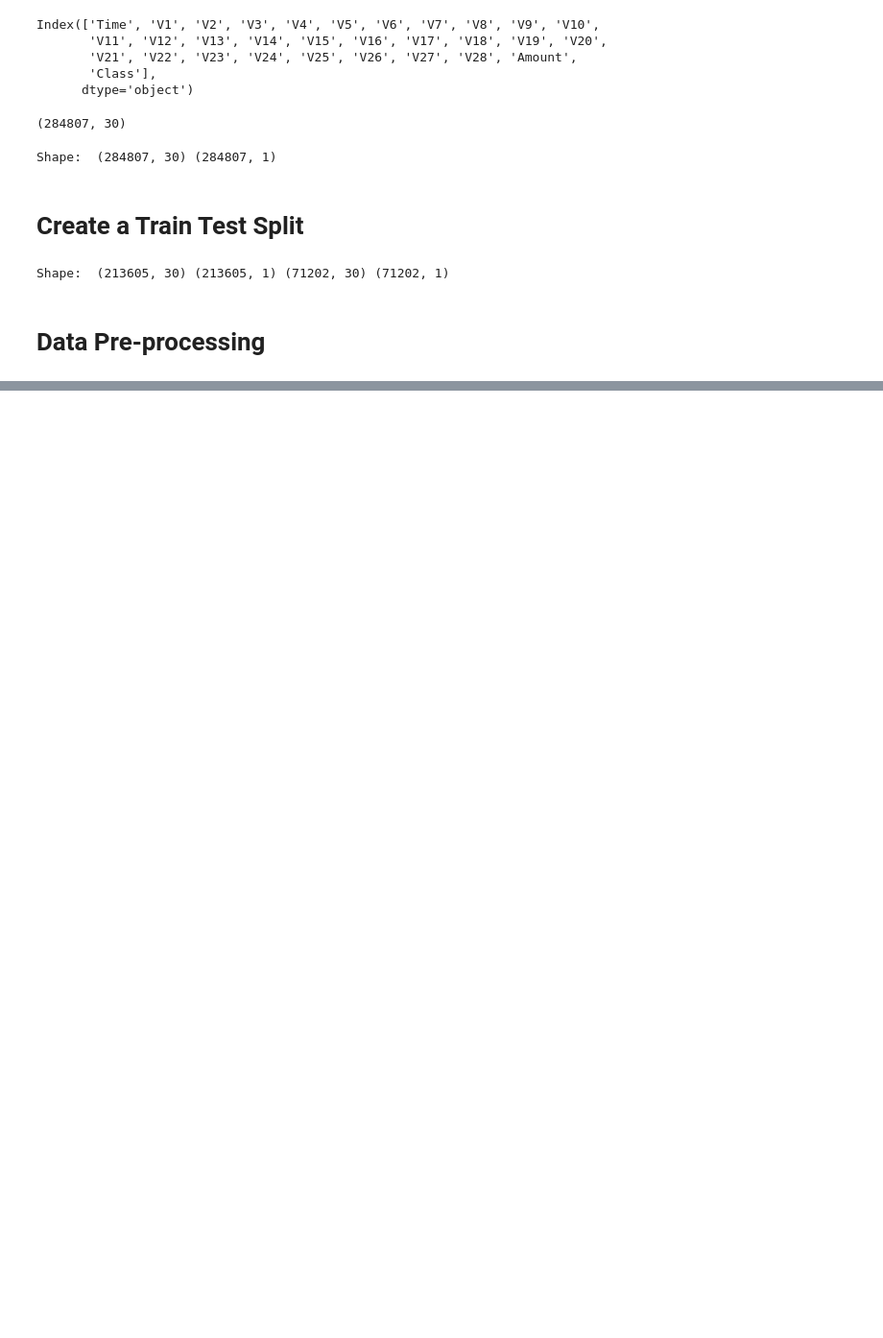
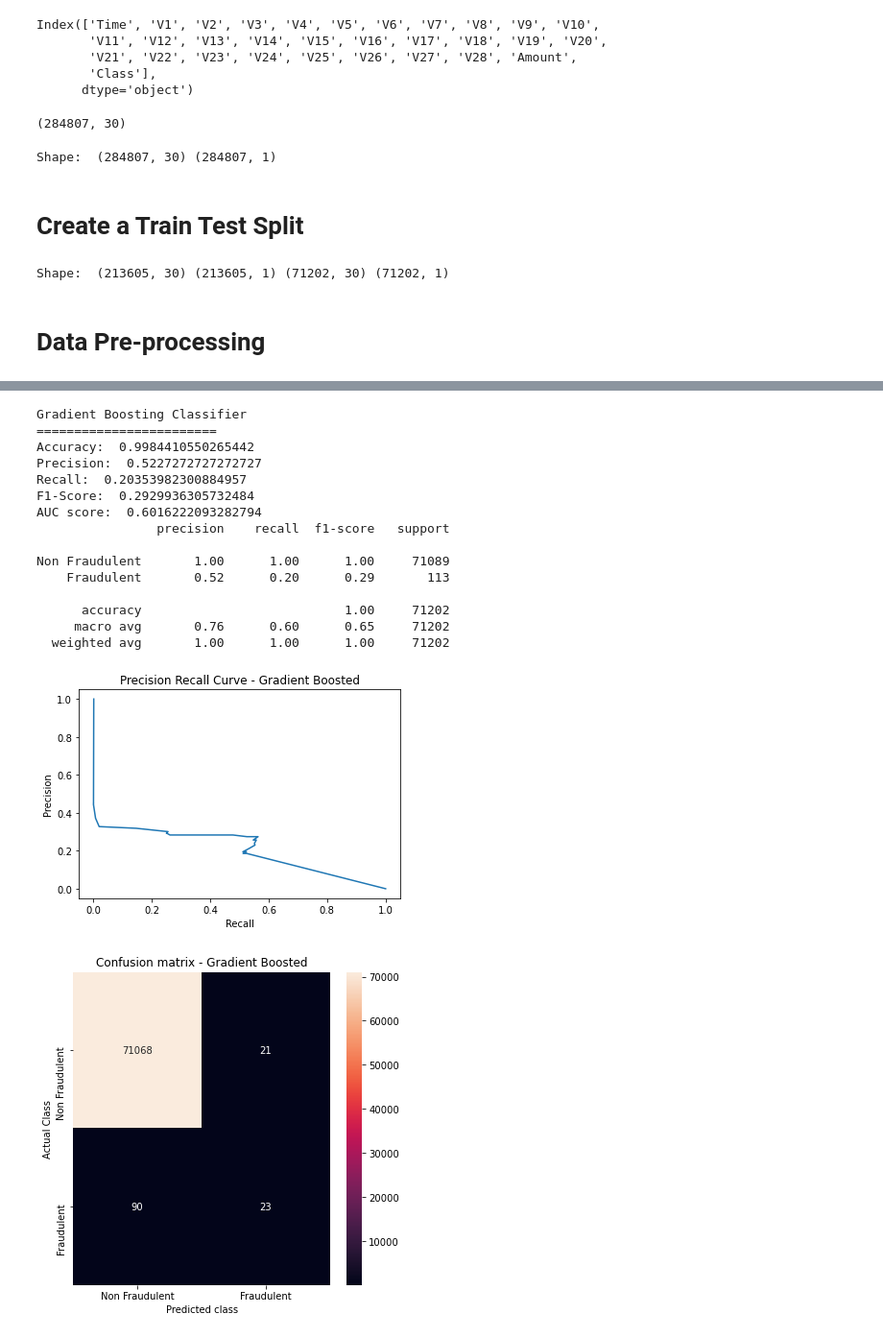
Before and after one commit to cdalsania/Credit_Card_Fraud_Detection, a Jupyter notebook: ml_models/GradientBoost.ipynb, the cells around one changed output, grey strips where cells are left out. Shown: that part at 96% size. Drawn from its saved outputs; the diff is of its cells as text; code cells hidden in the pictures; blank space fills up the shorter version.

Commit message:
gradient boosting classifier

```diff
--- a/ml_models/GradientBoost.ipynb
+++ b/ml_models/GradientBoost.ipynb
@@ -108,0 +112,3 @@ X_train_scaled
+# %%
+gradientBoostedTree = GradientBoostingClassifier()
+gradientBoostedTree
@@ -108,0 +117,2 @@ X_train_scaled
+# %%
+gradientBoostedTree.fit(X_train_scaled, y_train.flatten())
@@ -108,0 +127,5 @@ X_train_scaled
+# %%
+# Make predictions with the model
+gradientBoostedPredictions = gradientBoostedTree.predict(X_test_scaled)
+# %%
+gradientBoostedPredictProba = gradientBoostedTree.predict_proba(X_test_scaled)[:,1]
@@ -108,0 +148,43 @@ X_train_scaled
+# %%
+print("Gradient Boosting Classifier")
+print("========================")
+print("Accuracy: ",accuracy_score(y_test.flatten(), gradientBoostedPredictions))
+print("Precision: ",precision_score(y_test.flatten(), gradientBoostedPredictions))
+print("Recall: ",recall_score(y_test.flatten(), gradientBoostedPredictions))
+print("F1-Score: ",f1_score(y_test.flatten(), gradientBoostedPredictions))
+print("AUC score: ",roc_auc_score(y_test.flatten(), gradientBoostedPredictions))
+print(classification_report(y_test.flatten(), gradientBoostedPredictions,
+                            target_names=["Non Fraudulent", "Fraudulent"]))
+
+p, r, t = precision_recall_curve(y_test.flatten(), gradientBoostedPredictProba)
+plt.plot(p, r)
+plt.xlabel('Recall')
+plt.ylabel('Precision')
+plt.title('Precision Recall Curve - Gradient Boosted')
+
+confusionMatrix = confusion_matrix(y_test.flatten(), gradientBoostedPredictions)
+plt.figure(figsize =(6, 6))
+sns.heatmap(confusionMatrix, xticklabels = ['Non Fraudulent', 'Fraudulent'],
+            yticklabels = ['Non Fraudulent', 'Fraudulent'], annot = True, fmt ="d");
+plt.title("Confusion matrix - Gradient Boost")
+plt.ylabel('Actual Class')
+plt.xlabel('Predicted class')
+plt.show()
+# %% [output]
+Gradient Boosting Classifier
+========================
+Accuracy:  0.9984410550265442
+Precision:  0.5227272727272727
+Recall:  0.20353982300884957
+F1-Score:  0.2929936305732484
+AUC score:  0.6016222093282794
+                precision    recall  f1-score   support
+
+Non Fraudulent       1.00      1.00      1.00     71089
+    Fraudulent       0.52      0.20      0.29       113
+
+      accuracy                           1.00     71202
+     macro avg       0.76      0.60      0.65     71202
+  weighted avg       1.00      1.00      1.00     71202
+[figure, added]
+[figure, added]
```
Also changed, not shown: parts of 6 cells of this notebook.
